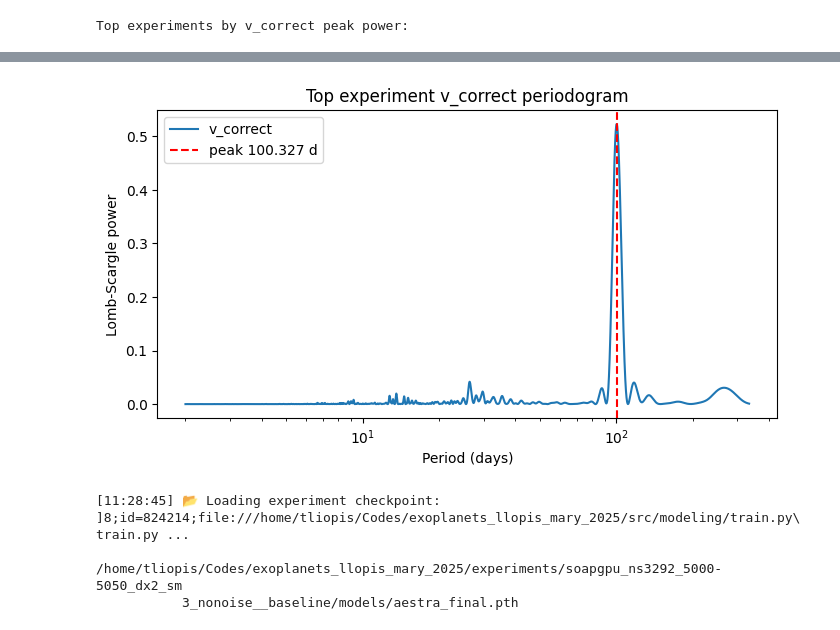
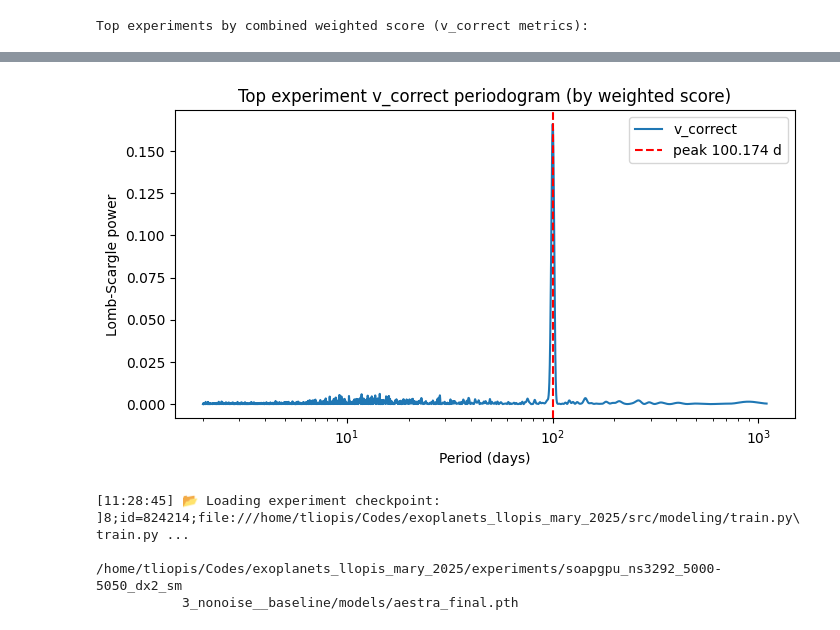
Before and after one commit to theollop/exoplanets_llopis_mary_2025, a Jupyter notebook: notebooks/sandbox.ipynb, the cells around one changed output, grey strips where cells are left out. Cells and saved outputs as stored; diff of their text form; code cells hidden in the pictures.

```diff
--- a/notebooks/sandbox.ipynb
+++ b/notebooks/sandbox.ipynb
@@ -19,8 +21,8 @@ parent_dir = "/home/tliopis/Codes/exoplanets_llopis_mary_2025/experiments"
 # weights for the combined score (user can tune)
 weights = {
     'fap_at_PNj': 0.4,
-    'power_ratio': 0.3,
-    'n_sig_peaks_outside': 0.2,
+    'power_ratio': 0.2,
+    'n_sig_peaks_outside': 0.3,
     'delta_P': 0.1,
 }
 
@@ -201,4 +203,4 @@ if not res_df_sorted.empty and os.path.exists(res_df_sorted.loc[0, 'periodograms
     plt.legend()
     plt.show()
 # %% [output]
-Top experiments by v_correct peak power:
+Top experiments by combined weighted score (v_correct metrics):
@@ -222,4 +223,4 @@ Top experiments by v_correct peak power:
-[figure, old version]
+[figure, new version]
 # %%
 from src.modeling.train import load_experiment_checkpoint
 
```
Also changed, not shown: parts of 6 cells of this notebook, 7 other files.
